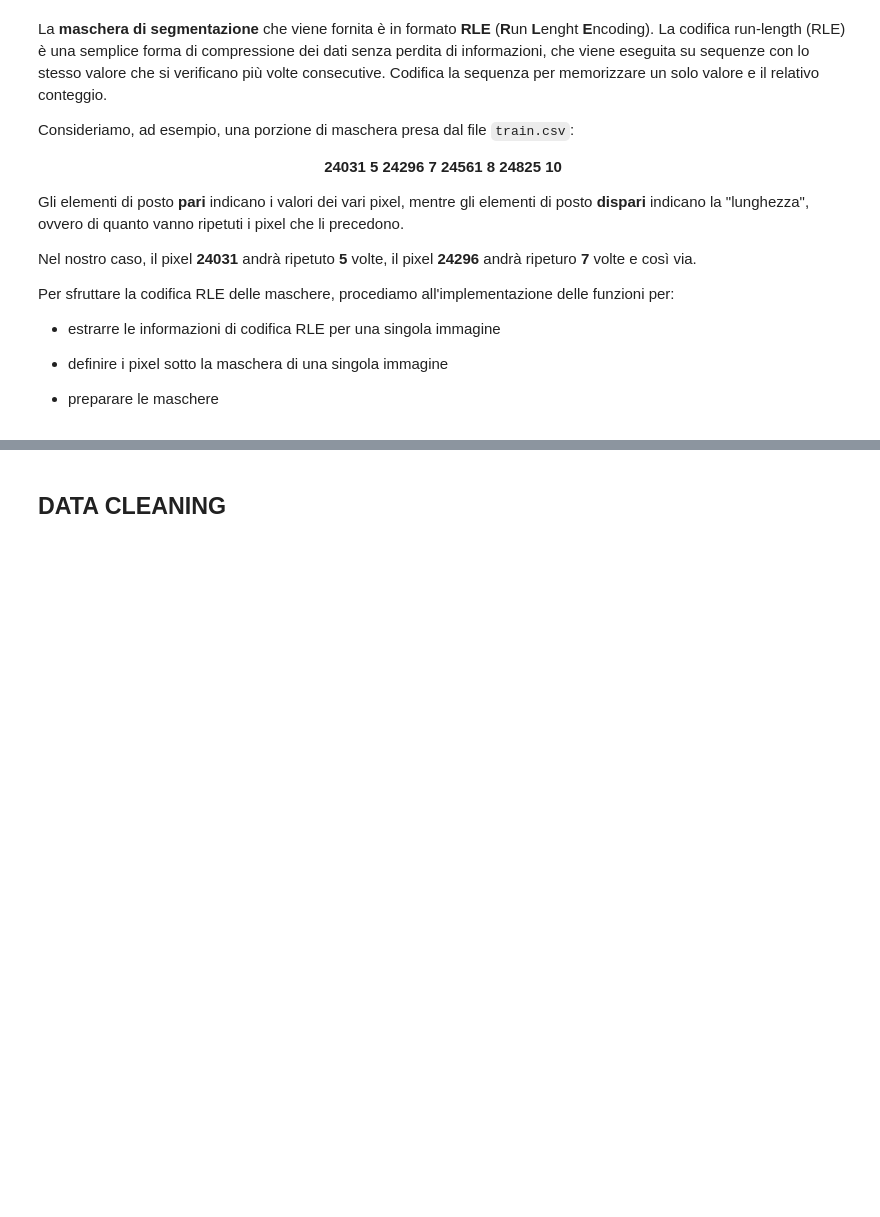
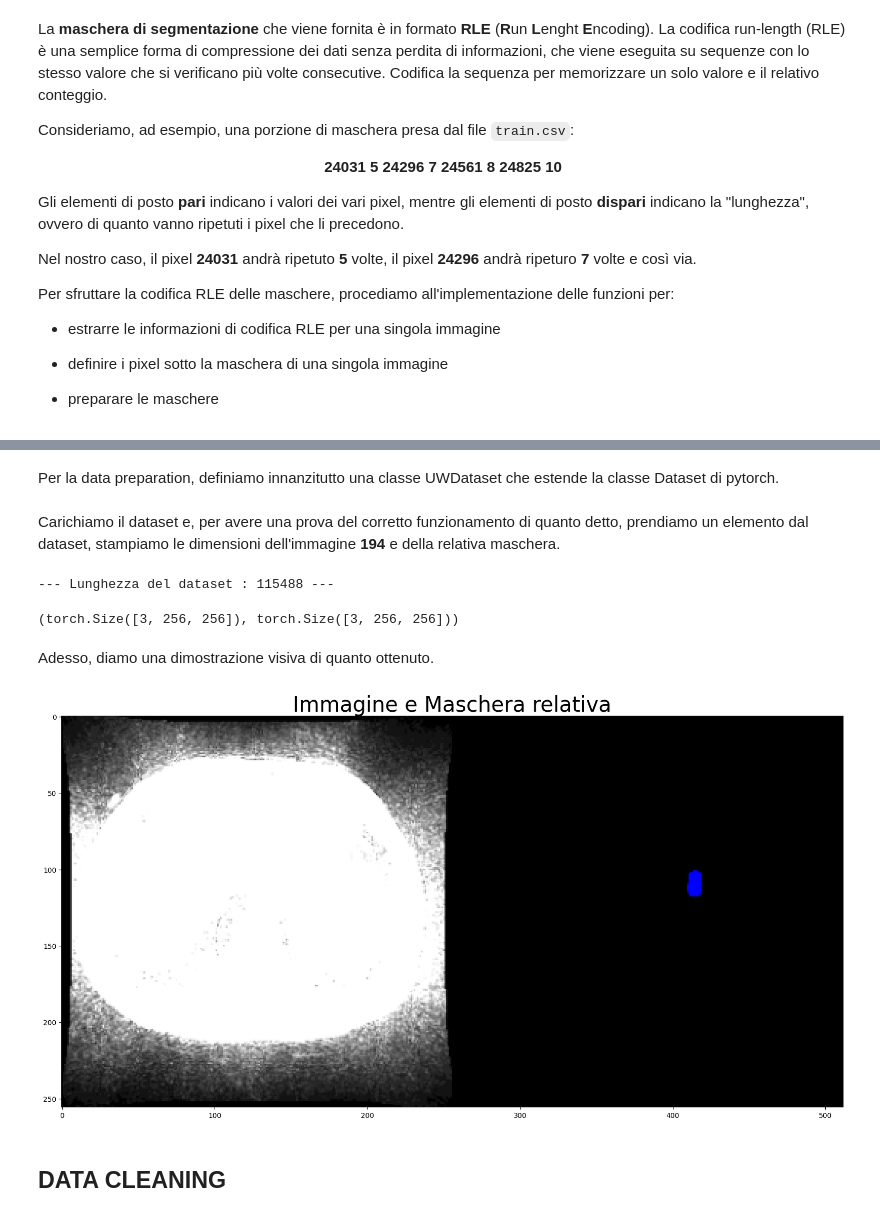
Before and after one commit to justdoit1897/BD-Image-Segmentation-Project, a Jupyter notebook: data_preparation_notebook.ipynb, the cells around one changed output, grey strips where cells are left out. Cells and saved outputs as stored; diff of their text form; code cells hidden in the pictures; blank space fills up the shorter version.

```diff
--- a/data_preparation_notebook.ipynb
+++ b/data_preparation_notebook.ipynb
@@ -260,0 +312,19 @@ def prepare_mask_data(string: str) -> tuple[list[int], list[int]]:
+# %%
+def carica_immagine(path: str) -> Image:
+    """Funzione per il caricamento di un'immagine e la sua conversione
+    in RGB
+
+    Args:
+        path (str): percorso da cui caricare l'immagine
+
+    Returns:
+        Image: oggetto PIL.Image rappresentativo dell'immagine in RGB
+    """
+
+    # Sfruttando Pillow, carichiamo l'immagine associata al percorso e la
+    # convertiamo in RGB
+    image = Image.open(path).convert('RGB')
+
+    return image
+# %% [markdown]
+Per la data preparation, definiamo innanzitutto una classe UWDataset che estende la classe Dataset di pytorch.
@@ -261,3 +395,35 @@ def prepare_mask_data(string: str) -> tuple[list[int], list[int]]:
+# %% [markdown]
+Carichiamo il dataset e, per avere una prova del corretto funzionamento di quanto detto, prendiamo un elemento dal dataset, stampiamo le dimensioni dell'immagine **194** e della relativa maschera.
+# %%
+
+ds = UWDataset(train_df)
+print(f"\n--- Lunghezza del dataset : {len(ds)} ---")
+
+image, mask = ds[194]
+image.shape, mask.shape
+# %% [output]
+--- Lunghezza del dataset : 115488 ---
+(torch.Size([3, 256, 256]), torch.Size([3, 256, 256]))
+# %% [markdown]
+Adesso, diamo una dimostrazione visiva di quanto ottenuto.
+# %%
+combined_im_mask = torch.cat([image, mask], dim=2)
+
+def show_image(tensor_image: torch.Tensor, name: str):
+    """Funzione per visualizzare un'immagine definita da un Tensor
+
+    Args:
+        tensor_image (torch.Tensor): tensore dell'immagine da mostrare
+        name (str): titolo dell'immagine
+    """
+    plt.figure(figsize=(20, 20))
+    plt.imshow(tensor_image.permute(1,2,0))
+    plt.title(name, size=30)
+    plt.show()
+
+show_image(combined_im_mask, "Immagine e Maschera relativa")
+# %% [output]
+[figure, added]
 # %% [markdown]
 ## DATA CLEANING
 # %% [markdown]
```
Also changed, not shown: parts of 9 cells of this notebook, 1 other file.
